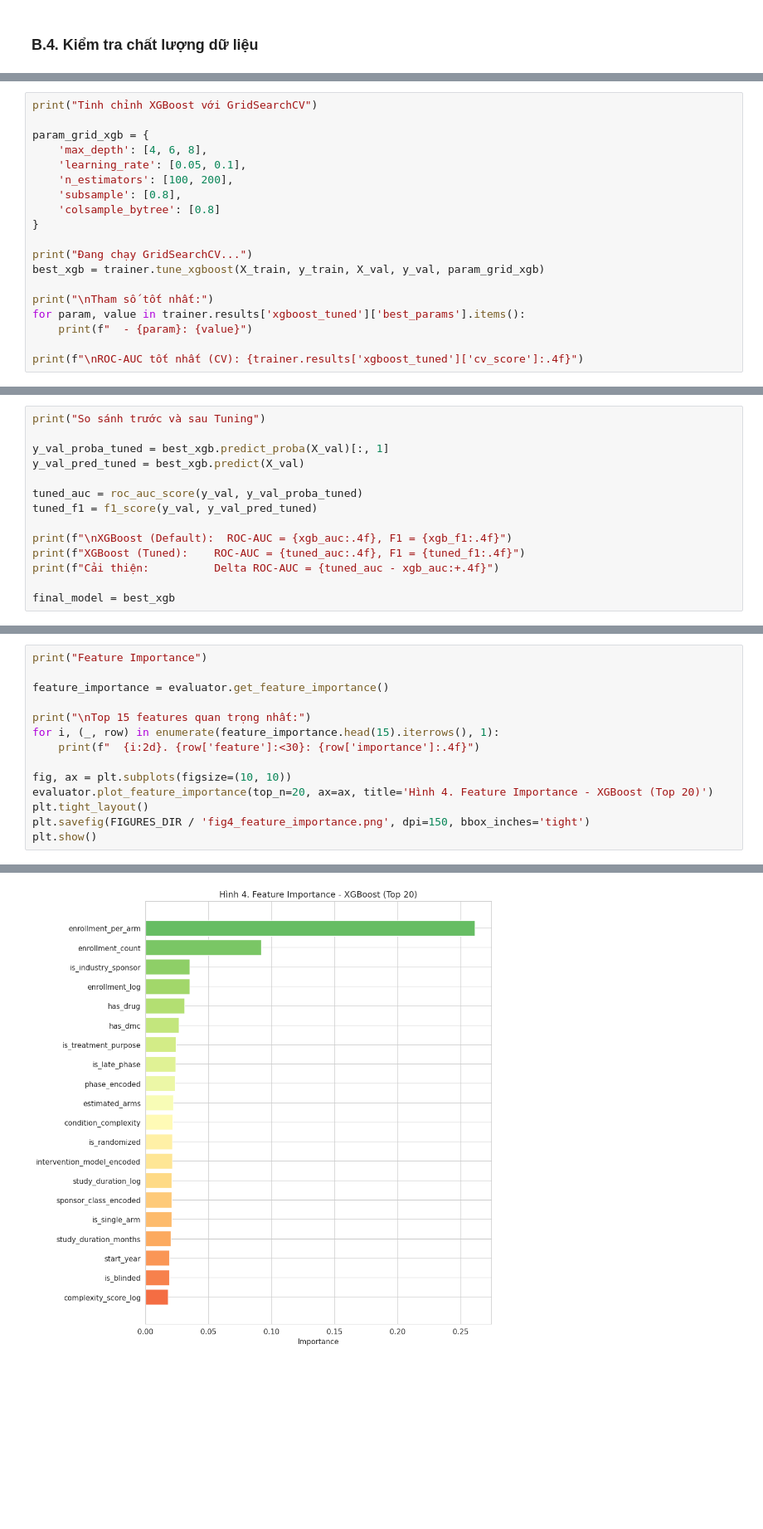
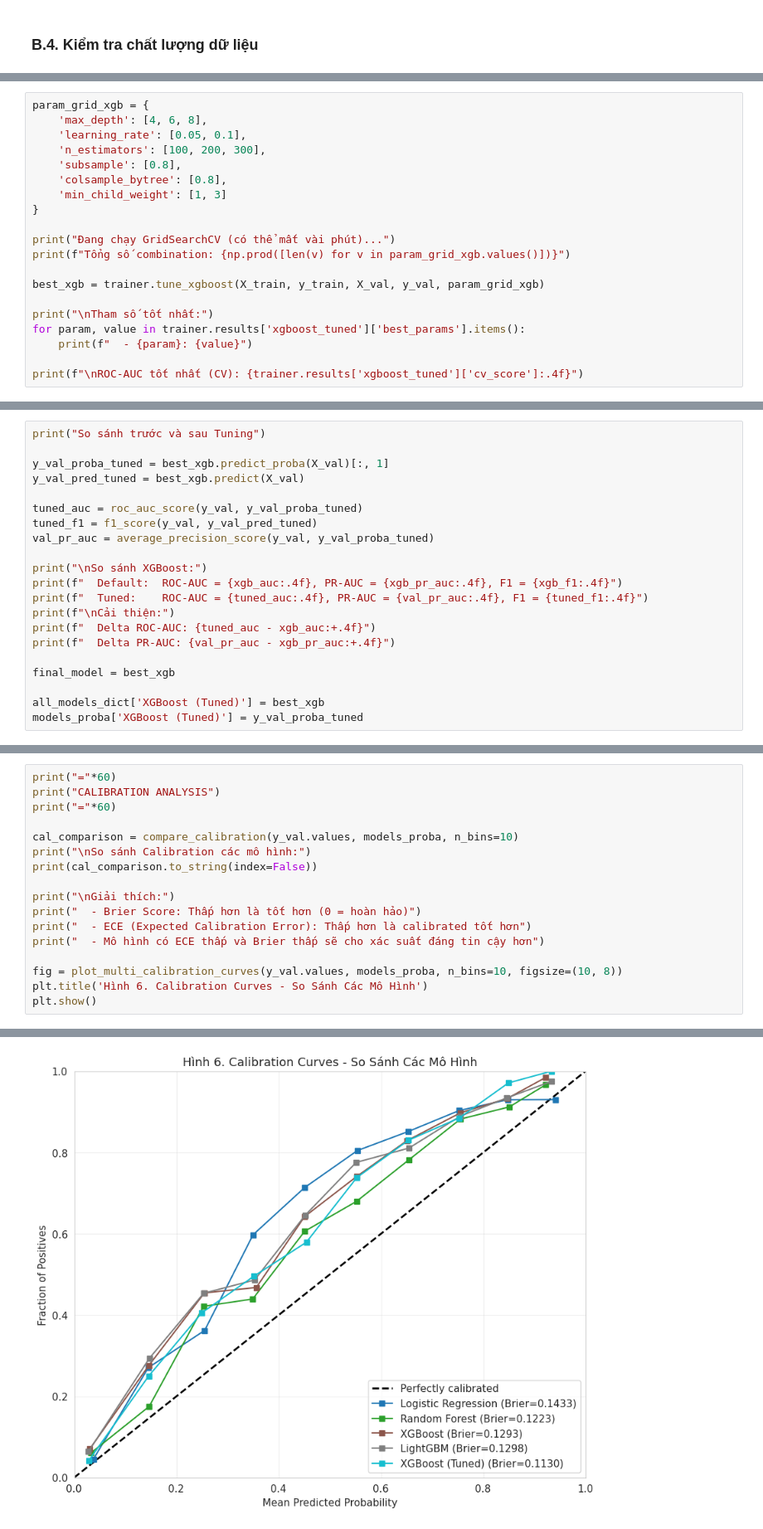
Before and after one commit to b28dbca4/Clinical-Trial-Failure-Prediction, a Jupyter notebook: notebooks/05_modeling.ipynb, the cells around one changed output, grey strips where cells are left out. Shown at 83% size. Cells and saved outputs as stored; diff of their text form; blank space fills up the shorter version.

```diff
--- a/notebooks/05_modeling.ipynb
+++ b/notebooks/05_modeling.ipynb
@@ -593,15 +892,16 @@ Chuẩn bị dữ liệu cho Hyperparameter Tuning
 # %%
-print("Tinh chỉnh XGBoost với GridSearchCV")
-
 param_grid_xgb = {
     'max_depth': [4, 6, 8],
     'learning_rate': [0.05, 0.1],
-    'n_estimators': [100, 200],
+    'n_estimators': [100, 200, 300],
     'subsample': [0.8],
-    'colsample_bytree': [0.8]
+    'colsample_bytree': [0.8],
+    'min_child_weight': [1, 3]
 }
 
-print("Đang chạy GridSearchCV...")
+print("Đang chạy GridSearchCV (có thể mất vài phút)...")
+print(f"Tổng số combination: {np.prod([len(v) for v in param_grid_xgb.values()])}")
+
 best_xgb = trainer.tune_xgboost(X_train, y_train, X_val, y_val, param_grid_xgb)
 
 print("\nTham số tốt nhất:")
@@ -632,12 +933,19 @@ y_val_pred_tuned = best_xgb.predict(X_val)
 
 tuned_auc = roc_auc_score(y_val, y_val_proba_tuned)
 tuned_f1 = f1_score(y_val, y_val_pred_tuned)
+val_pr_auc = average_precision_score(y_val, y_val_proba_tuned)
 
-print(f"\nXGBoost (Default):  ROC-AUC = {xgb_auc:.4f}, F1 = {xgb_f1:.4f}")
-print(f"XGBoost (Tuned):    ROC-AUC = {tuned_auc:.4f}, F1 = {tuned_f1:.4f}")
-print(f"Cải thiện:          Delta ROC-AUC = {tuned_auc - xgb_auc:+.4f}")
+print("\nSo sánh XGBoost:")
+print(f"  Default:  ROC-AUC = {xgb_auc:.4f}, PR-AUC = {xgb_pr_auc:.4f}, F1 = {xgb_f1:.4f}")
+print(f"  Tuned:    ROC-AUC = {tuned_auc:.4f}, PR-AUC = {val_pr_auc:.4f}, F1 = {tuned_f1:.4f}")
+print(f"\nCải thiện:")
+print(f"  Delta ROC-AUC: {tuned_auc - xgb_auc:+.4f}")
+print(f"  Delta PR-AUC: {val_pr_auc - xgb_pr_auc:+.4f}")
 
 final_model = best_xgb
+
+all_models_dict['XGBoost (Tuned)'] = best_xgb
+models_proba['XGBoost (Tuned)'] = y_val_proba_tuned
 # %% [output]
 So sánh trước và sau Tuning
 
@@ -741,15 +1105,18 @@ Phân tích để trả lời câu hỏi: "Tại sao mô hình đưa ra dự đo
 # %%
-print("Feature Importance")
+print("="*60)
+print("CALIBRATION ANALYSIS")
+print("="*60)
 
-feature_importance = evaluator.get_feature_importance()
+cal_comparison = compare_calibration(y_val.values, models_proba, n_bins=10)
+print("\nSo sánh Calibration các mô hình:")
+print(cal_comparison.to_string(index=False))
 
-print("\nTop 15 features quan trọng nhất:")
-for i, (_, row) in enumerate(feature_importance.head(15).iterrows(), 1):
-    print(f"  {i:2d}. {row['feature']:<30}: {row['importance']:.4f}")
+print("\nGiải thích:")
+print("  - Brier Score: Thấp hơn là tốt hơn (0 = hoàn hảo)")
+print("  - ECE (Expected Calibration Error): Thấp hơn là calibrated tốt hơn")
+print("  - Mô hình có ECE thấp và Brier thấp sẽ cho xác suất đáng tin cậy hơn")
 
-fig, ax = plt.subplots(figsize=(10, 10))
-evaluator.plot_feature_importance(top_n=20, ax=ax, title='Hình 4. Feature Importance - XGBoost (Top 20)')
-plt.tight_layout()
-plt.savefig(FIGURES_DIR / 'fig4_feature_importance.png', dpi=150, bbox_inches='tight')
+fig = plot_multi_calibration_curves(y_val.values, models_proba, n_bins=10, figsize=(10, 8))
+plt.title('Hình 6. Calibration Curves - So Sánh Các Mô Hình')
 plt.show()
 # %% [output]
@@ -774,2 +1139,2 @@ Top 15 features quan trọng nhất:
-[figure, old version]
+[figure, new version]
 # %% [markdown]
```
Also changed, not shown: parts of 68 cells of this notebook, 21 other files.
